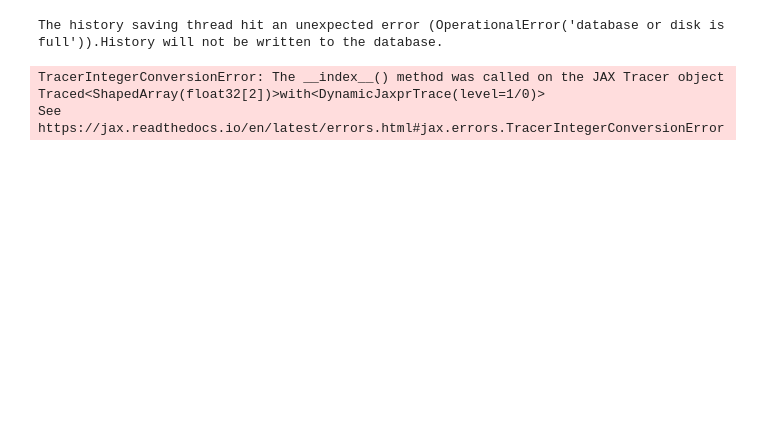
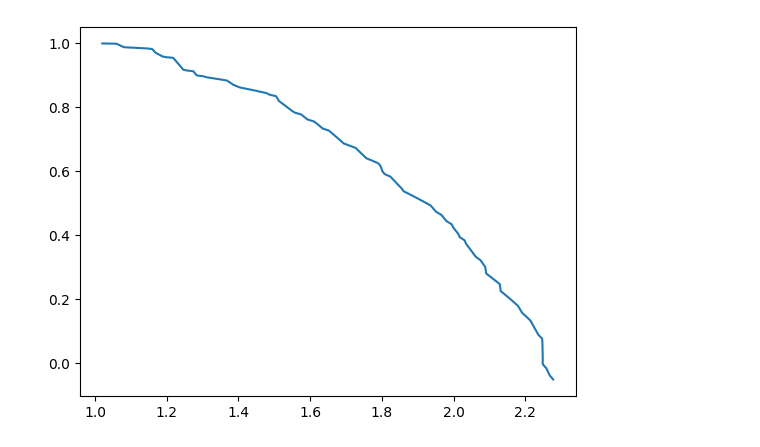
Before and after one commit to electronicvisions/jaxsnn, a Jupyter notebook: notebooks/harmonic_oscillator.ipynb, the cells around one changed output. Cells and saved outputs as stored; diff of their text form; code cells hidden in the pictures; blank space fills up the shorter version.

```diff
--- a/notebooks/harmonic_oscillator.ipynb
+++ b/notebooks/harmonic_oscillator.ipynb
@@ -55,8 +52,8 @@ TypeError: __init__() got an unexpected keyword argument 'output'
 # %%
-integrator = funcutils.controlled_trajectory(step_fn, np.ones((100,2)))
-
+integrator = funcutils.controlled_trajectory(step_fn, np.random.rand(100,2) > 0.3)
 _, actual = integrator(initial_state)
-# %% [output]
-The history saving thread hit an unexpected error (OperationalError('database or disk is full')).History will not be written to the database.
-TracerIntegerConversionError: The __index__() method was called on the JAX Tracer object Traced<ShapedArray(float32[2])>with<DynamicJaxprTrace(level=1/0)>
-See https://jax.readthedocs.io/en/latest/errors.html#jax.errors.TracerIntegerConversionError
+# %%
+plt.plot(actual[:,0], actual[:,1])
+plt.show()
+# %% [output]
+[figure, added]
```
Also changed, not shown: parts of 3 cells of this notebook, 3 other files.
